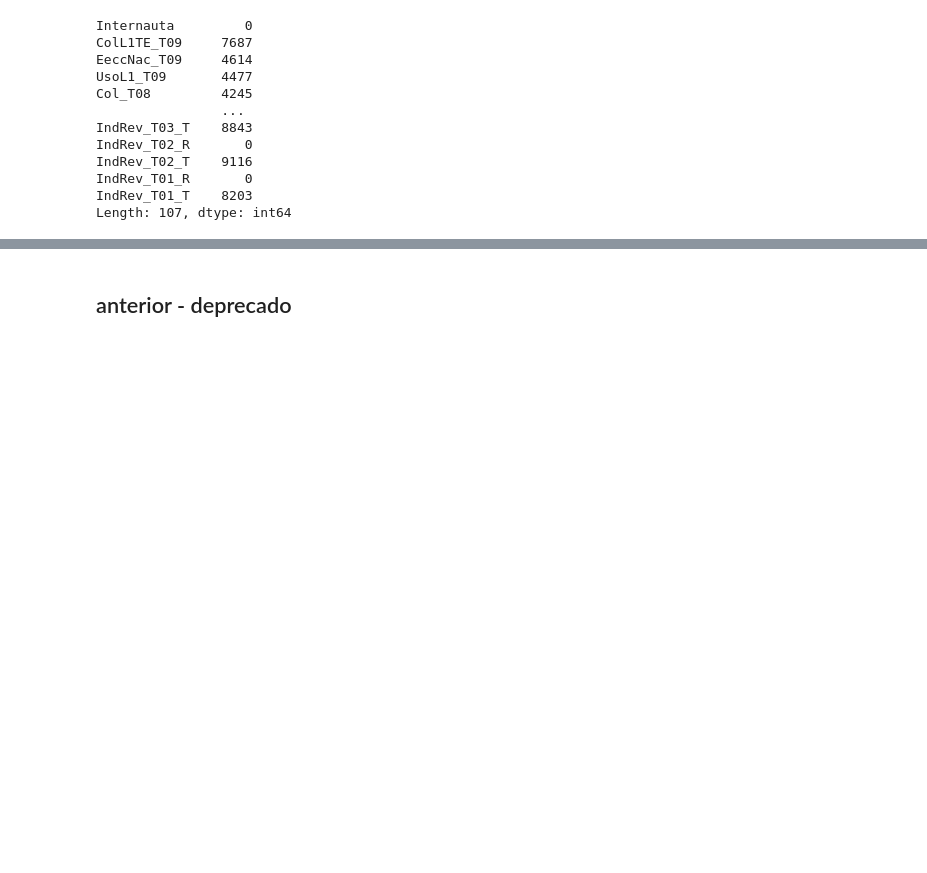
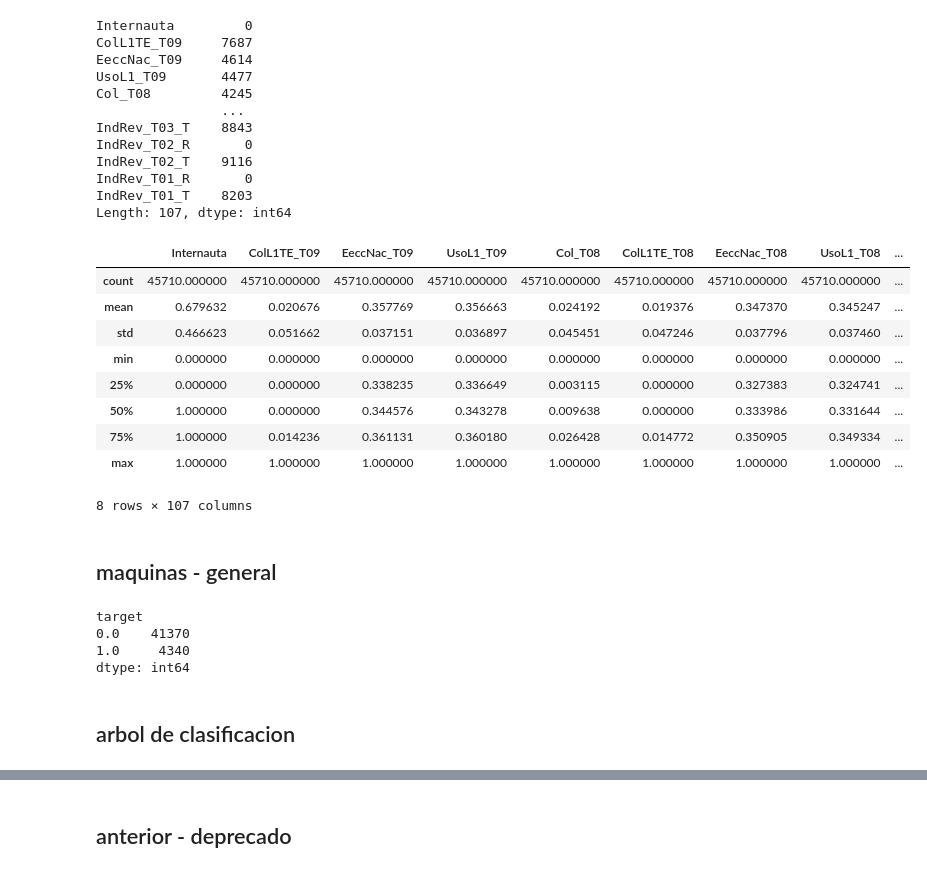
Before and after one commit to Maxibrionest/MachineLearning, a Jupyter notebook: Entrega2/Entrega2.ipynb, the cells around one changed output, grey strips where cells are left out. Saved outputs shown, nothing was run; the diff lists cells and outputs as text; code cells hidden in the pictures; blank space fills up the shorter version.

```diff
--- a/Entrega2/Entrega2.ipynb
+++ b/Entrega2/Entrega2.ipynb
@@ -1460,0 +1467,21 @@ df_3.dropna(subset = ['target'], inplace=True)
+# %%
+scaler = MinMaxScaler()
+scaler.fit(df_2)
+array_scaler = scaler.transform(df_2)
+# %%
+df_3 = pd.DataFrame(array_scaler)
+df_3.columns = df_2.columns
+df_3.describe()
+# %% [output]
+|  | Internauta | ColL1TE_T09 | EeccNac_T09 | UsoL1_T09 | Col_T08 | ColL1TE_T08 | EeccNac_T08 | UsoL1_T08 | ... |
+| count | 45710.000000 | 45710.000000 | 45710.000000 | 45710.000000 | 45710.000000 | 45710.000000 | 45710.000000 | 45710.000000 | ... |
+| mean | 0.679632 | 0.020676 | 0.357769 | 0.356663 | 0.024192 | 0.019376 | 0.347370 | 0.345247 | ... |
+| std | 0.466623 | 0.051662 | 0.037151 | 0.036897 | 0.045451 | 0.047246 | 0.037796 | 0.037460 | ... |
+| min | 0.000000 | 0.000000 | 0.000000 | 0.000000 | 0.000000 | 0.000000 | 0.000000 | 0.000000 | ... |
+| 25% | 0.000000 | 0.000000 | 0.338235 | 0.336649 | 0.003115 | 0.000000 | 0.327383 | 0.324741 | ... |
+| 50% | 1.000000 | 0.000000 | 0.344576 | 0.343278 | 0.009638 | 0.000000 | 0.333986 | 0.331644 | ... |
+| 75% | 1.000000 | 0.014236 | 0.361131 | 0.360180 | 0.026428 | 0.014772 | 0.350905 | 0.349334 | ... |
+| max | 1.000000 | 1.000000 | 1.000000 | 1.000000 | 1.000000 | 1.000000 | 1.000000 | 1.000000 | ... |
+8 rows × 107 columns
+# %% [markdown]
+## maquinas - general
@@ -1460,0 +1498,9 @@ df_3.dropna(subset = ['target'], inplace=True)
+# %%
+df_3[["target"]].groupby(by=["target"]).size()
+# %% [output]
+target
+0.0    41370
+1.0     4340
+dtype: int64
+# %% [markdown]
+## arbol de clasificacion
```
Also changed, not shown: parts of 18 cells of this notebook.
